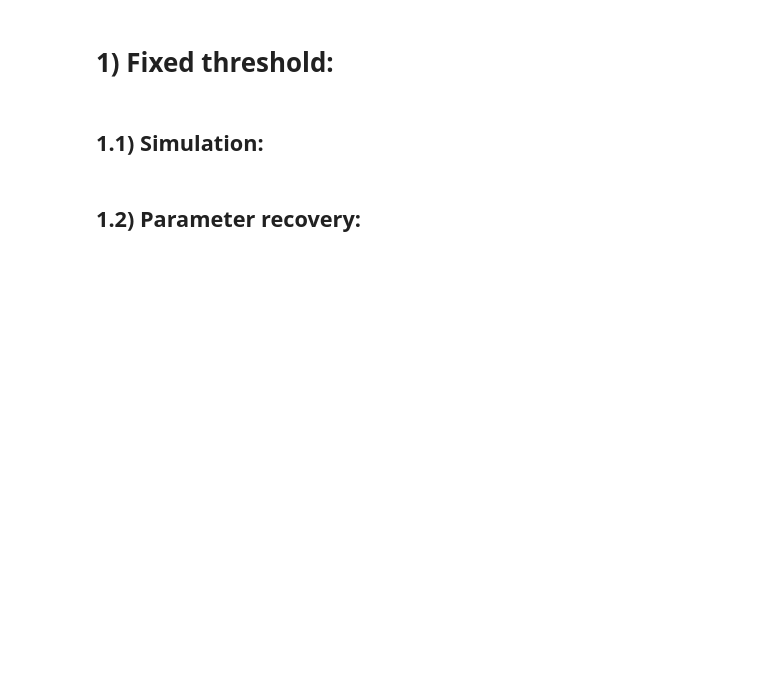
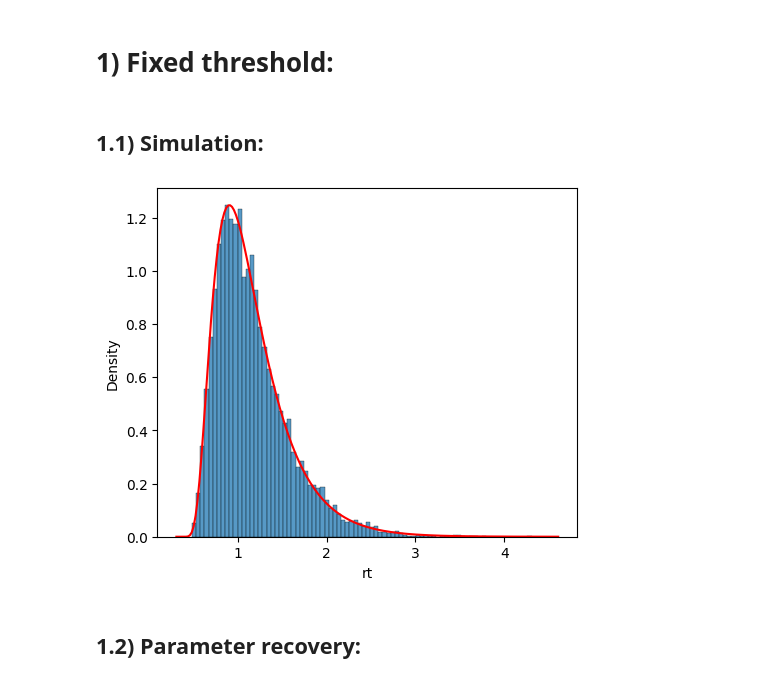
Before and after one commit to AmirHoseinHadian/CRDDM, a Jupyter notebook: docs/1 - Circular diffusion models.ipynb, the cells around one changed output. Drawn from its saved outputs; the diff is of its cells as text; code cells hidden in the pictures; blank space fills up the shorter version.

```diff
--- a/docs/Circular diffusion model.ipynb
+++ b/docs/1 - Circular diffusion models.ipynb
@@ -16,20 +16,22 @@ threshold = 2
 drift_vector = np.array([2, 0])
 ndt = 0.3
 
-cdm = CDM.CDM()
+cdm = CDM.FixedThresholdCDM()
 
-df = cdm.simulate(threshold, drift_vector, ndt, n_sample=1000)
+df = cdm.simulate(threshold, drift_vector, ndt, n_sample=10000)
 # %%
-# plt.figure(figsize=(9, 4), layout='constrained')
-# plt.subplot(121)
-# t = np.linspace(0.01, df['rt'].max(), 200)
-# plt.plot(t+ndt, cdm.response_time_pdf(t, threshold, drift_vector), color='red')
-# sns.histplot(df['rt'], stat='density');
+plt.figure(figsize=(9, 4), layout='constrained')
+plt.subplot(121)
+t = np.linspace(0.01, df['rt'].max(), 200)
+plt.plot(t+ndt, cdm.response_time_pdf(t, threshold, drift_vector), color='red')
+sns.histplot(df['rt'], stat='density');
 
 # plt.subplot(122)
 # theta = np.linspace(-3.14, 3.14, 200)
 # plt.plot(theta, cdm.response_pdf(theta, threshold, drift_vector), color='red')
 # sns.histplot(df['response'], stat='density');
+# %% [output]
+[figure, added]
 # %% [markdown]
 ## 1.2) Parameter recovery:
 # %%
```
Also changed, not shown: parts of 1 cell of this notebook, 6 other files.
